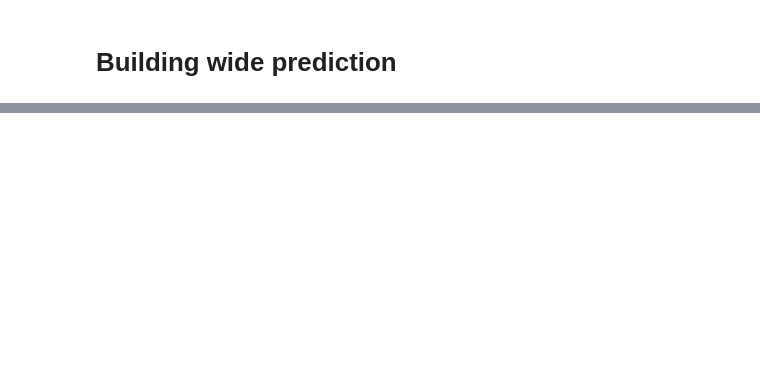
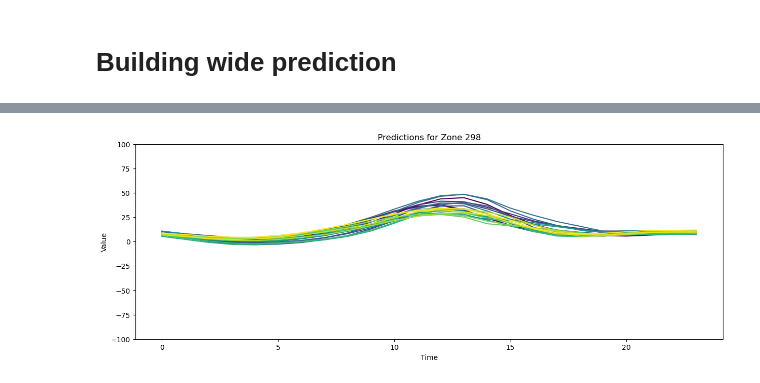
Before and after one commit to AlexisBnnft/Deep_Building, a Jupyter notebook: First_model.ipynb, the cells around one changed output, grey strips where cells are left out. Saved outputs shown, nothing was run; the diff lists cells and outputs as text; code cells hidden in the pictures; blank space fills up the shorter version.

```diff
--- a/First_model.ipynb
+++ b/First_model.ipynb
@@ -169,0 +366,30 @@ error_viz(error_df)
+# %%
+import matplotlib.pyplot as plt
+import numpy as np
+
+# Assuming all_predictions is a 3D numpy array with shape (num_samples, num_timesteps, num_zones)
+# Assuming you want to plot for zone 225
+
+zone = 298
+num_samples = all_predictions.shape[0]
+
+# Create a colormap
+cmap = plt.get_cmap('viridis')
+colors = cmap(np.linspace(0, 1, num_samples))
+
+plt.figure(figsize=(15, 5))
+for sample in range(num_samples):
+    plt.plot(all_predictions[sample, :, zone], color=colors[sample])
+
+plt.ylim(-100, 100)
+plt.title(f'Predictions for Zone {zone}')
+plt.xlabel('Time')
+plt.ylabel('Value')
+
+# Create a ScalarMappable and add the colorbar
+sm = plt.cm.ScalarMappable(cmap=cmap, norm=plt.Normalize(vmin=0, vmax=num_samples-1))
+sm.set_array([])
+
+plt.show()
+# %% [output]
+[figure, added]
```
Also changed, not shown: parts of 25 cells of this notebook, 7 other files.
